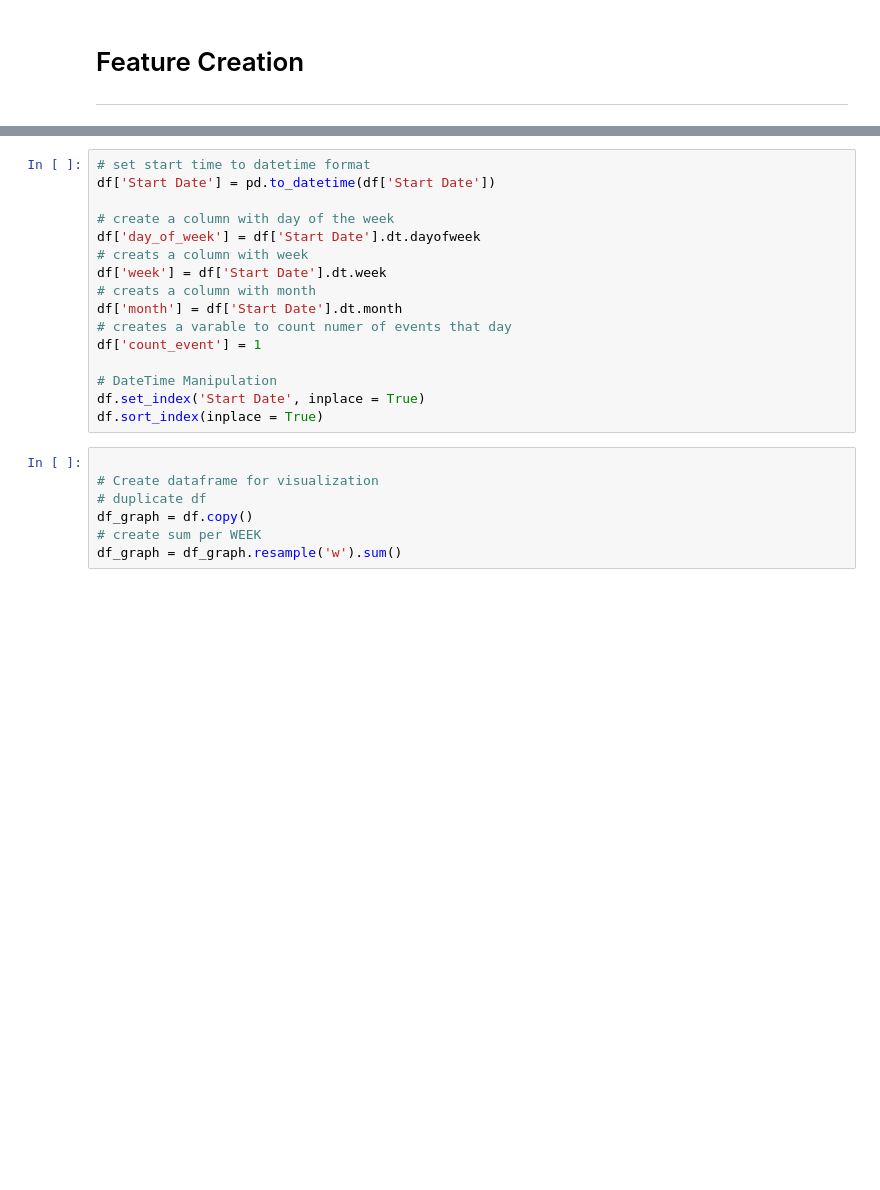
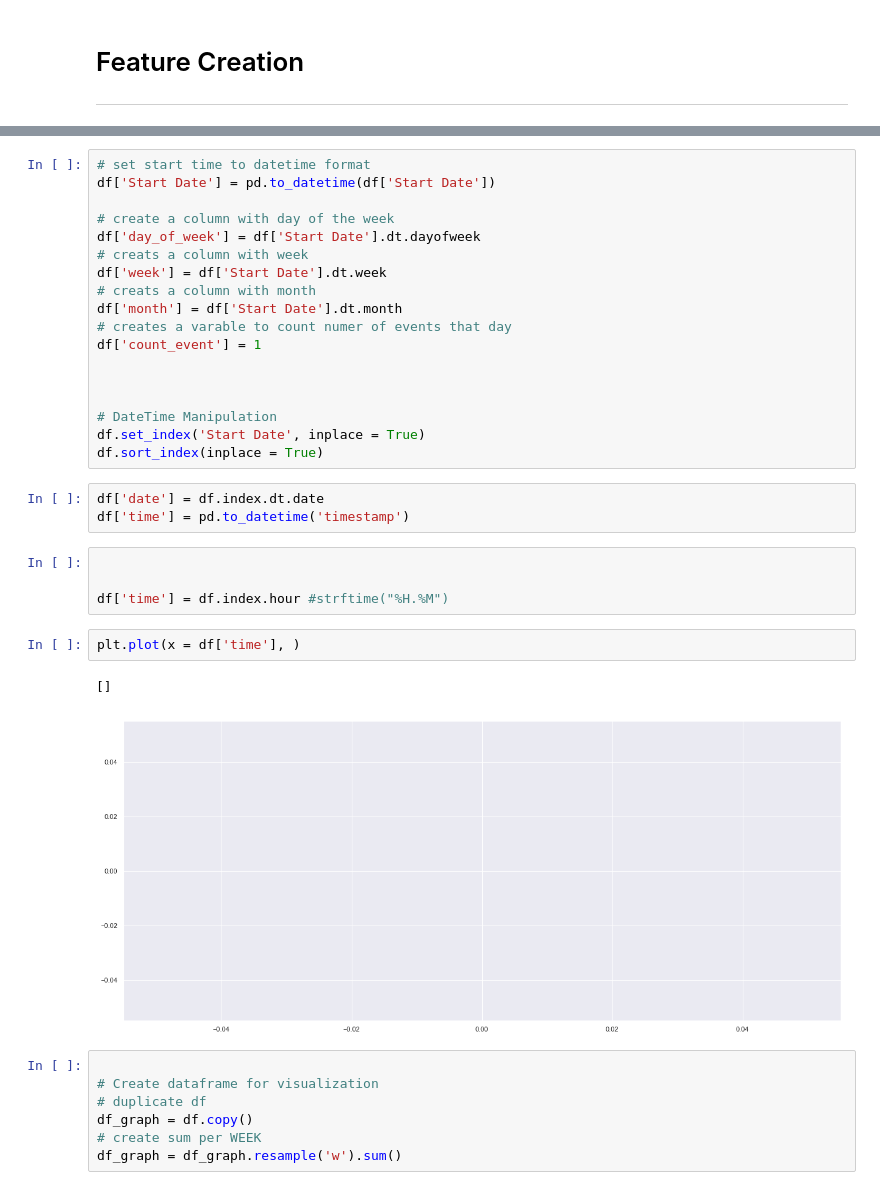
Before and after one commit to encodingintuition/EV_Infrastructure, a Jupyter notebook: code/GeorgiaTech_ev_charg_behav.ipynb, the cells around one changed output, grey strips where cells are left out. Drawn from its saved outputs; the diff is of its cells as text; blank space fills up the shorter version.

```diff
--- a/code/GeorgiaTech_ev_charg_behav.ipynb
+++ b/code/GeorgiaTech_ev_charg_behav.ipynb
@@ -96,9 +116,23 @@ df['month'] = df['Start Date'].dt.month
 # creates a varable to count numer of events that day
 df['count_event'] = 1
 
+
+
 # DateTime Manipulation
 df.set_index('Start Date', inplace = True)
 df.sort_index(inplace = True)
+# %%
+df['date'] = df.index.dt.date
+df['time'] = pd.to_datetime('timestamp')
+# %%
+
+
+df['time'] = df.index.hour #strftime("%H.%M")
+# %%
+plt.plot(x = df['time'], )
+# %% [output]
+[]
+[figure, added]
 # %%
 
 # Create dataframe for visualization
```
Also changed, not shown: parts of 3 cells of this notebook.
